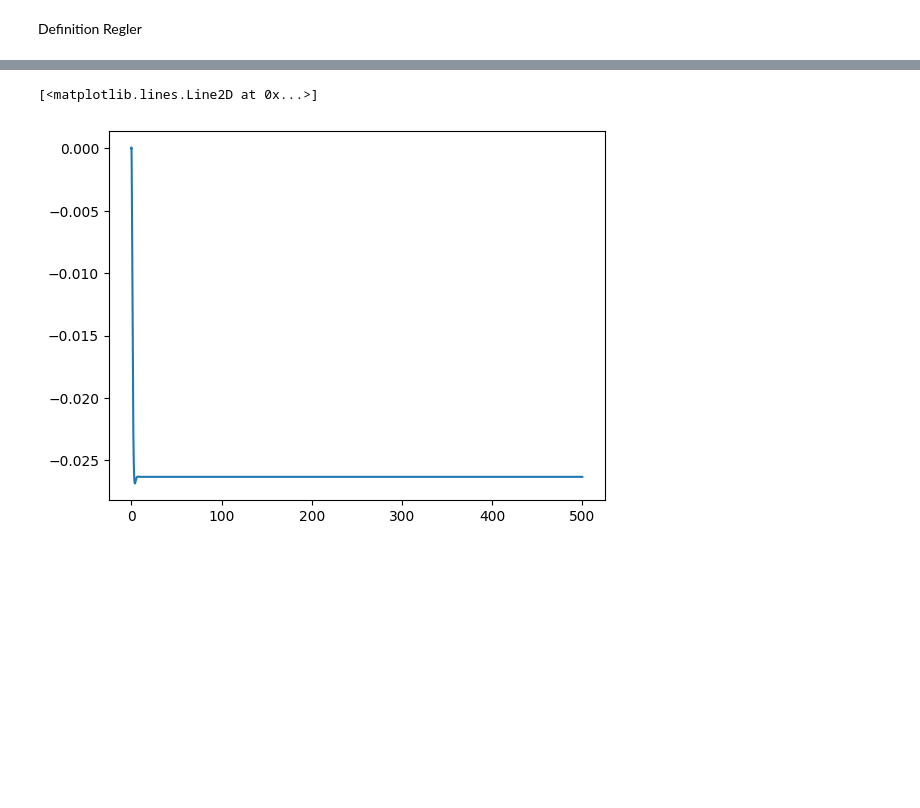
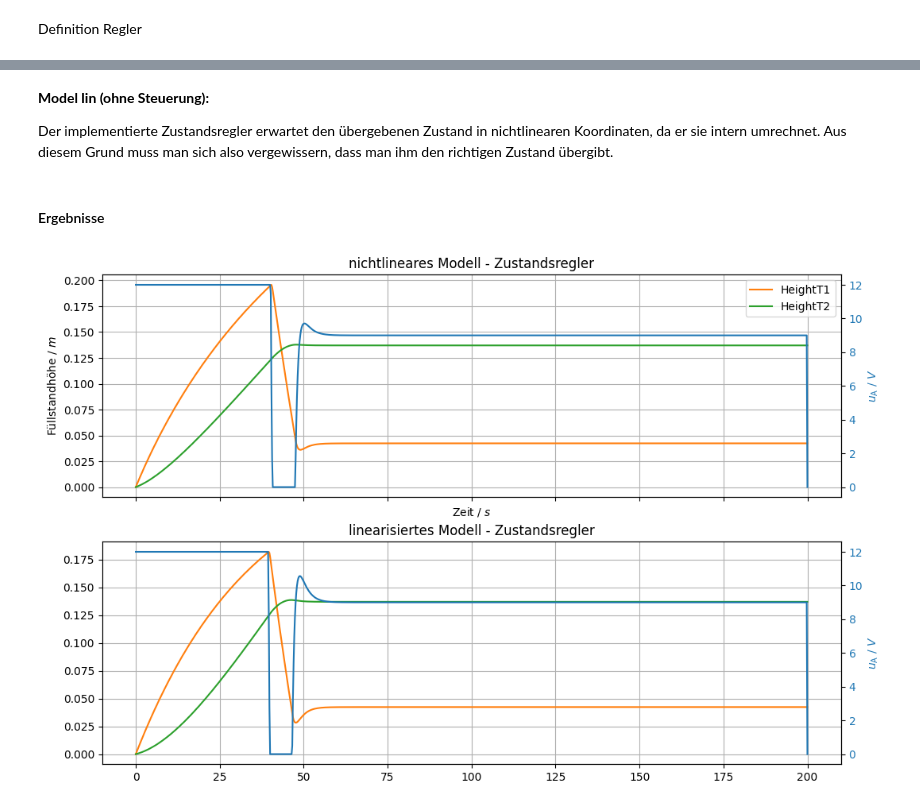
Before and after one commit to umit-iace/lehre-chemie-msr-notebooks, a Jupyter notebook: pr/2Tank-Zustandsregler.ipynb, the cells around one changed output, grey strips where cells are left out. Saved outputs shown, nothing was run; the diff lists cells and outputs as text; code cells hidden in the pictures; blank space fills up the shorter version.

Commit message:
fixed Zustandsregler lin model nur mit vorsteuerung schaut etwas komisch aus
added settingsV1.py for params

```diff
--- a/pr/2Tank-Zustandsregler.ipynb
+++ b/pr/2Tank-Zustandsregler.ipynb
@@ -210,0 +299,7 @@ Definition Regler
+# %%
+timeDom = np.linspace(0, 200, 1001)
+z0 = [0, 0]
+dt = 150
+
+regler = ReglerZustand(kT)
+steuerung = Steuerung(0 - x2_quer_num, 0.12 - x2_quer_num, 0, dt, T1Messung, T2Messung, KMessung)
@@ -262,19 +317,0 @@ regler = ReglerZustand(Q_num, kT, 0, 12, 9)
-# %%
-zPhyNichtLin = np.zeros((2, len(timeDom)))
-uPhyNichtLin = np.zeros((len(timeDom),))
-
-for idx, _t in enumerate(timeDom[1:]):
-    z0PhyNichtLin = zPhyNichtLin[:, idx]
-    uPhyNichtLin[idx] = regler.run(z0PhyNichtLin)
-
-    resPhyNichtLin = solve_ivp(nonLinSys,
-                               [timeDom[idx], timeDom[idx + 1]],
-                               z0PhyNichtLin,
-                               args=(uPhyNichtLin[idx], ))
-    zPhyNichtLin[:, idx + 1] = resPhyNichtLin.y.T[-1, :]
-# %%
-plt.plot(timeDom, zPhyNichtLin[0,:])
-# plt.plot(timeDom, zPhyNichtLin[1,:])
-# %% [output]
-[<matplotlib.lines.Line2D at 0x...>]
-[figure, removed]
@@ -280,0 +349,4 @@ plt.plot(timeDom, zPhyNichtLin[0,:])
+# %% [markdown]
+**Model lin (ohne Steuerung):**
+
+Der implementierte Zustandsregler erwartet den übergebenen Zustand in nichtlinearen Koordinaten, da er sie intern umrechnet. Aus diesem Grund muss man sich also vergewissern, dass man ihm den richtigen Zustand übergibt.
@@ -280,0 +384,38 @@ plt.plot(timeDom, zPhyNichtLin[0,:])
+# %% [markdown]
+#### Ergebnisse
+# %%
+plt.close()
+
+fig, (axes10, axes20) = plt.subplots(2, 1, figsize=(12,8), sharex=True)
+
+axes10.plot(timeDom, zNichtLin[0,:], label='HeightT1', color='tab:orange')
+axes10.plot(timeDom, zNichtLin[1,:], label='HeightT2', color='tab:green')
+axes20.plot(timeDom, zLin[0,:], label='HeightT1', color='tab:orange')
+axes20.plot(timeDom, zLin[1,:], label='HeightT2', color='tab:green')
+
+axes11 = axes10.twinx()
+axes21 = axes20.twinx()
+
+axes11.plot(timeDom, uNichtLin, label='Spannung', color='tab:blue')
+axes21.plot(timeDom, uLin, label='Spannung', color='tab:blue')
+
+axes11.tick_params(axis='y', labelcolor='tab:blue')
+axes21.tick_params(axis='y', labelcolor='tab:blue')
+
+axes11.set_ylabel(r'$u_{\mathrm{A}}$ / $V$', color='tab:blue')
+axes21.set_ylabel(r'$u_{\mathrm{A}}$ / $V$', color='tab:blue')
+
+axes10.set_xlabel(r'Zeit / $s$')
+axes10.set_ylabel(r'Füllstandhöhe / $m$')
+
+axes10.legend()
+
+axes10.title.set_text('nichtlineares Modell - Zustandsregler')
+axes20.title.set_text('linearisiertes Modell - Zustandsregler')
+
+axes10.grid()
+axes20.grid()
+
+plt.show()
+# %% [output]
+[figure, added]
```
Also changed, not shown: parts of 45 cells of this notebook, 1 other file.
